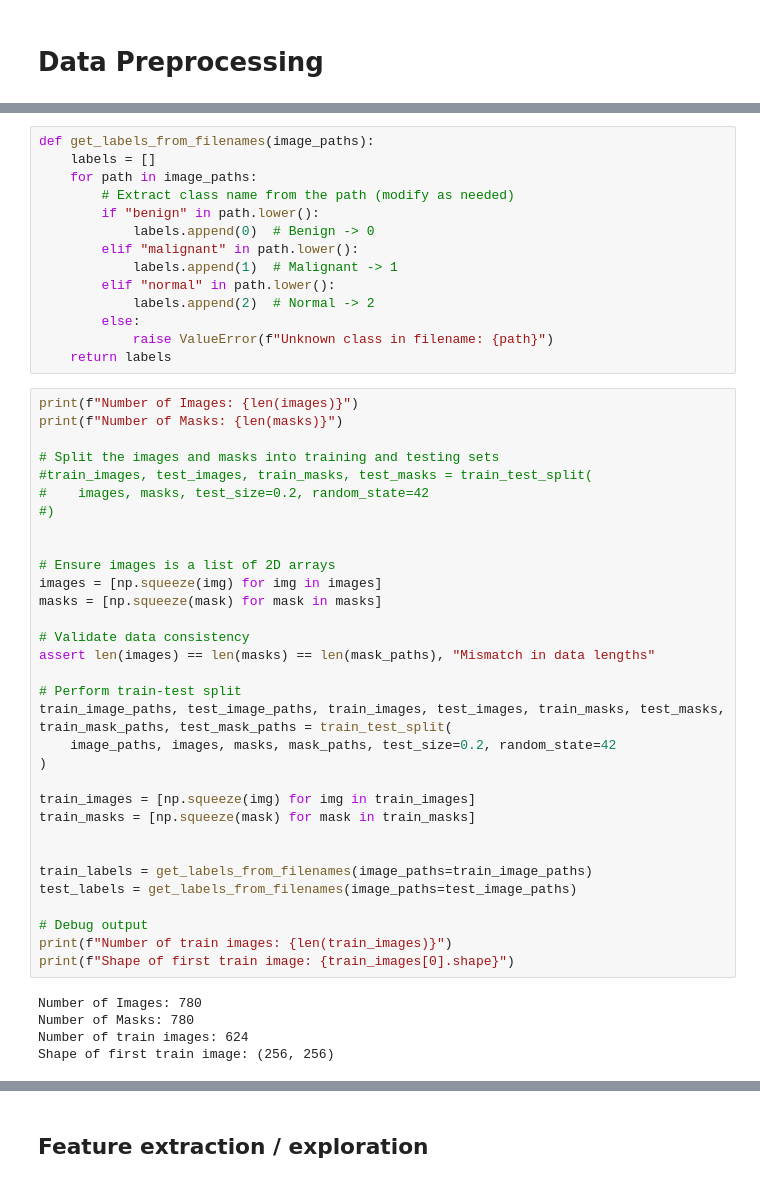
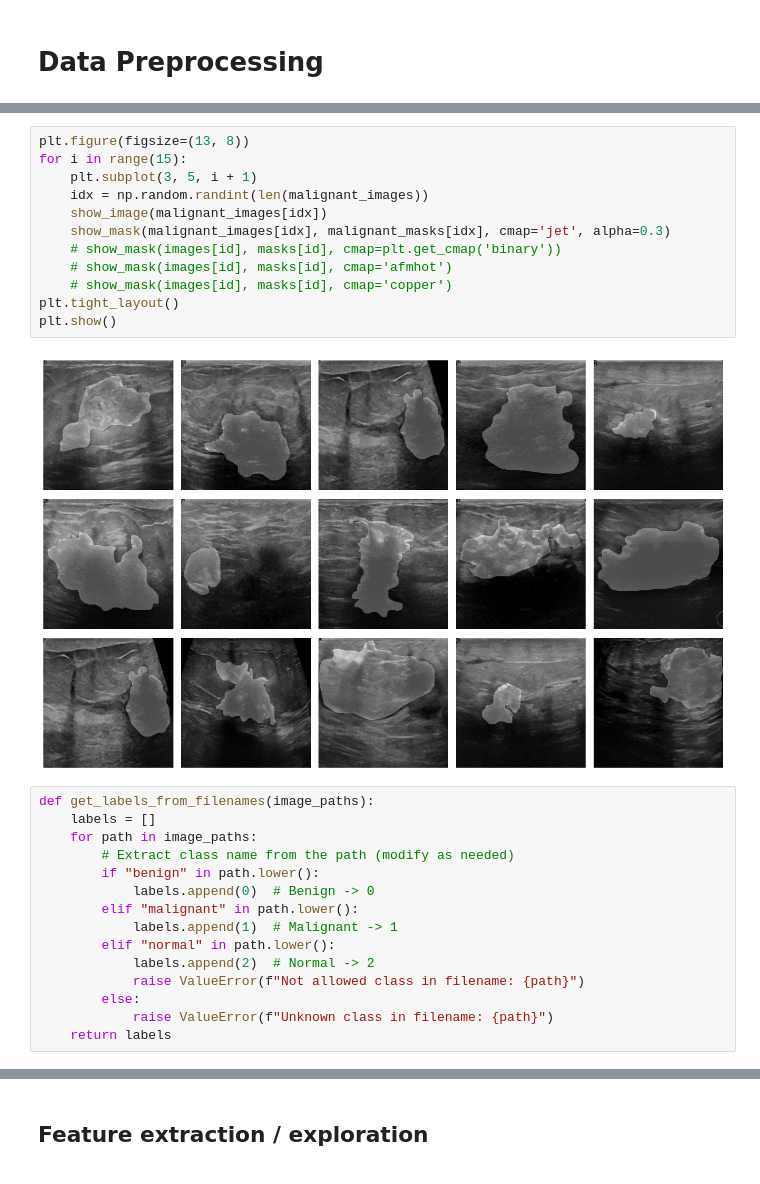
Before and after one commit to Daught/digital_biomarker, a Jupyter notebook: Imaging/1_Breast_Tumor_Detection/breast_ultrasound_cancer_predictions_final.ipynb, the cells around one changed output, grey strips where cells are left out. Drawn from its saved outputs; the diff is of its cells as text.

```diff
--- a/Imaging/1_Breast_Tumor_Detection/breast_ultrasound_cancer_predictions_final.ipynb
+++ b/Imaging/1_Breast_Tumor_Detection/breast_ultrasound_cancer_predictions_final.ipynb
@@ -211,3 +293,17 @@ plt.show()
+# %%
+plt.figure(figsize=(13, 8))
+for i in range(15):
+    plt.subplot(3, 5, i + 1)
+    idx = np.random.randint(len(malignant_images))
+    show_image(malignant_images[idx])
+    show_mask(malignant_images[idx], malignant_masks[idx], cmap='jet', alpha=0.3)
+    # show_mask(images[id], masks[id], cmap=plt.get_cmap('binary'))
+    # show_mask(images[id], masks[id], cmap='afmhot')
+    # show_mask(images[id], masks[id], cmap='copper')
+plt.tight_layout()
+plt.show()
+# %% [output]
+[figure, added]
 # %%
 def get_labels_from_filenames(image_paths):
     labels = []
@@ -219,43 +315,7 @@ def get_labels_from_filenames(image_paths):
             labels.append(1)  # Malignant -> 1
         elif "normal" in path.lower():
             labels.append(2)  # Normal -> 2
+            raise ValueError(f"Not allowed class in filename: {path}")
         else:
             raise ValueError(f"Unknown class in filename: {path}")
     return labels
-# %%
-print(f"Number of Images: {len(images)}")
-print(f"Number of Masks: {len(masks)}")
-
-# Split the images and masks into training and testing sets
-#train_images, test_images, train_masks, test_masks = train_test_split(
-#    images, masks, test_size=0.2, random_state=42
-#)
-
-
-# Ensure images is a list of 2D arrays
-images = [np.squeeze(img) for img in images]
-masks = [np.squeeze(mask) for mask in masks]
-
-# Validate data consistency
-assert len(images) == len(masks) == len(mask_paths), "Mismatch in data lengths"
-
-# Perform train-test split
-train_image_paths, test_image_paths, train_images, test_images, train_masks, test_masks, train_mask_paths, test_mask_paths = train_test_split(
-    image_paths, images, masks, mask_paths, test_size=0.2, random_state=42
-)
-
-train_images = [np.squeeze(img) for img in train_images]
-train_masks = [np.squeeze(mask) for mask in train_masks]
-
-
-train_labels = get_labels_from_filenames(image_paths=train_image_paths)
-test_labels = get_labels_from_filenames(image_paths=test_image_paths)
-
-# Debug output
-print(f"Number of train images: {len(train_images)}")
-print(f"Shape of first train image: {train_images[0].shape}")
-# %% [output]
-Number of Images: 780
-Number of Masks: 780
-Number of train images: 624
-Shape of first train image: (256, 256)
```
Also changed, not shown: parts of 38 cells of this notebook, 1 other file.
